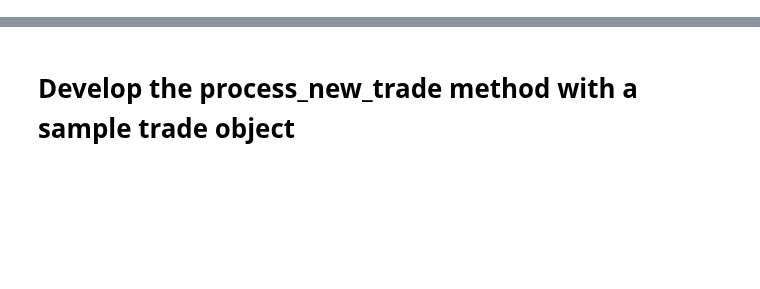
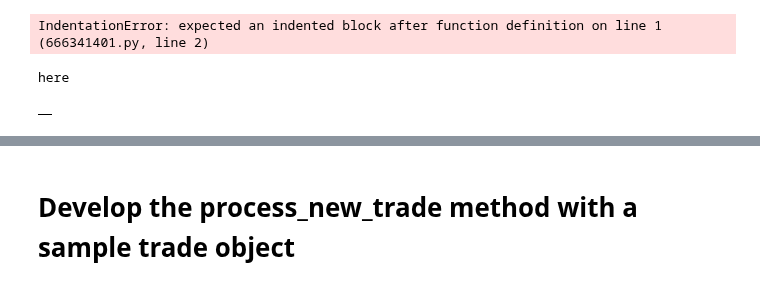
Before and after one commit to lowQuant/IB-Multi-Strategy-ATS, a Jupyter notebook: data_and_research/record_trade.ipynb, the cells around one changed output, grey strips where cells are left out. Drawn from its saved outputs; the diff is of its cells as text; code cells hidden in the pictures; blank space fills up the shorter version.

```diff
--- a/data_and_research/record_trade.ipynb
+++ b/data_and_research/record_trade.ipynb
@@ -603,0 +683,71 @@ Creating an arcticdb entry DU3180649 in library 'portfolio'
+# %%
+def update_and_aggregate_data(self, strategy_entries_in_ac, row):
+'''Function to update ArcticDB dataframe entries with current market data.
+Will also combine same strategy symbol positions that resulted from discretionary/ manual trades.'''
+
+self.total_equity = sum(float(entry.value) for entry in self.ib.accountSummary() if entry.tag == "EquityWithLoanValue")
+output_df = strategy_entries_in_ac.copy()
+output_df['timestamp'] = row['timestamp']
+output_df['marketPrice'] = row['marketPrice']
+
+# if position amounts in ArcticDB and the actual portfolio do not match for the same symbol
+# and there is only one strategy entry, we simply combine them. Else we handle the residual later
+if (output_df['position'].sum() != row.position):
+        filter_mask = output_df['strategy'] == row['strategy']
+        missing_amount = row.position - output_df['position'].sum()
+
+        if len(output_df.loc[filter_mask, 'position'] > 0):
+            # Calculate the new average cost
+            total_cost = row.averageCost * row.position
+            total_cost_in_ac = (output_df['averageCost'] * output_df['position']).sum()
+            res_averageCost = (total_cost - total_cost_in_ac) / missing_amount
+
+            output_df.loc[filter_mask, 'averageCost'] = (output_df.loc[filter_mask, 'averageCost'] * output_df.loc[filter_mask, 'position']
+                                                        + res_averageCost * missing_amount) / (output_df.loc[filter_mask, 'position'] + missing_amount)
+            output_df.loc[filter_mask, 'position'] += missing_amount
+
+output_df['marketValue'] = output_df['marketPrice'] * output_df['position']
+output_df['marketValue_base'] = output_df['marketValue'] / row['fx_rate']
+output_df['% of nav'] = (output_df['marketValue_base'] / self.total_equity) * 100
+output_df['unrealizedPNL'] = output_df['marketPrice'] - output_df['averageCost']
+
+if len(output_df) == 1:
+    output_df['pnl %'] = self.calculate_pnl(row.marketPrice, output_df.averageCost.item(), output_df.position.item(), row.contract)
+else:   # Handle multiple entries
+    output_df['pnl %'] = output_df.apply(lambda x: self.calculate_pnl(x.marketPrice, x.averageCost, x.position, row.contract), axis=1)
+
+return output_df
+# %% [output]
+IndentationError: expected an indented block after function definition on line 1 (666341401.py, line 2)
+# %%
+df_merged = pd.DataFrame()
+
+# Iterate through the positions obtained from Interactive Brokers
+for index, row in df_ib[-2:-1].iterrows():
+    symbol = row['symbol']
+    asset_class = row['asset class']
+    total_position = row['position']
+
+    # Filter the ArcticDB DataFrame for entries with the same symbol and asset class
+    strategy_entries_in_ac = latest_positions_in_ac[(latest_positions_in_ac['symbol'] == symbol) & (latest_positions_in_ac['asset class'] == asset_class)]
+
+    if strategy_entries_in_ac.empty: # no database entry, add position
+        df_merged = pd.concat([df_merged, pd.DataFrame([row])], ignore_index=True)
+    else:
+        # strategy_entry_updated = self.update_and_aggregate_data(strategy_entries_in_ac, row)
+        # ADDING FROM HERE
+        print("here")
+
+        # df_merged = pd.concat([df_merged, strategy_entry_updated], ignore_index=True)
+
+
+        # if row['position'] - strategy_entry_updated.position.sum() != 0:
+        #     # Handle the residual and concat to df_merged
+        #     residual = self.handle_residual(strategy_entries_in_ac, row)
+        #     df_merged = pd.concat([df_merged, residual], ignore_index=True)
+
+    # self.save_portfolio(df_merged)
+df_merged
+# %% [output]
+here
+|  |
```
Also changed, not shown: parts of 32 cells of this notebook, 3 other files.
